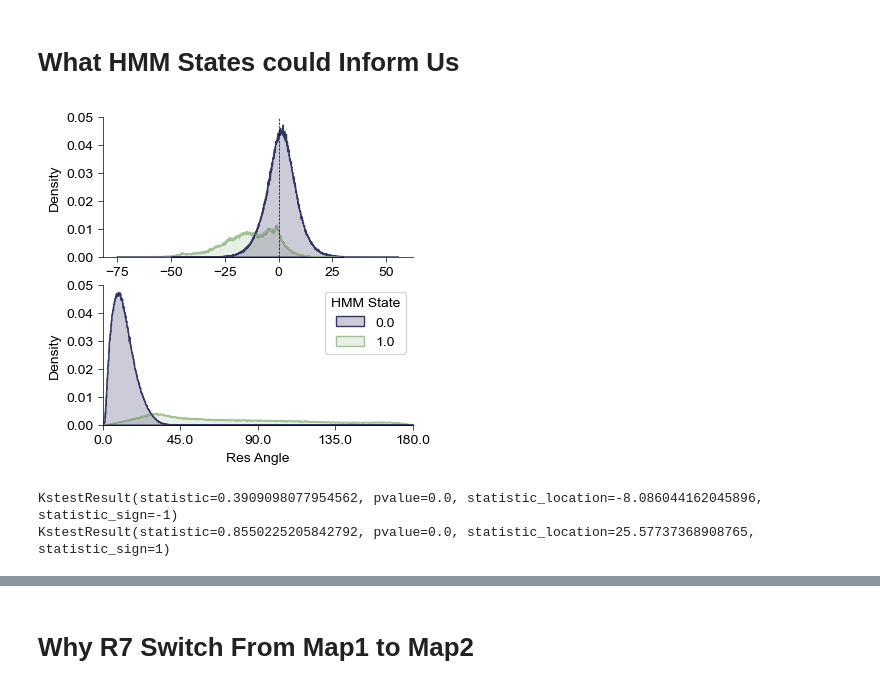
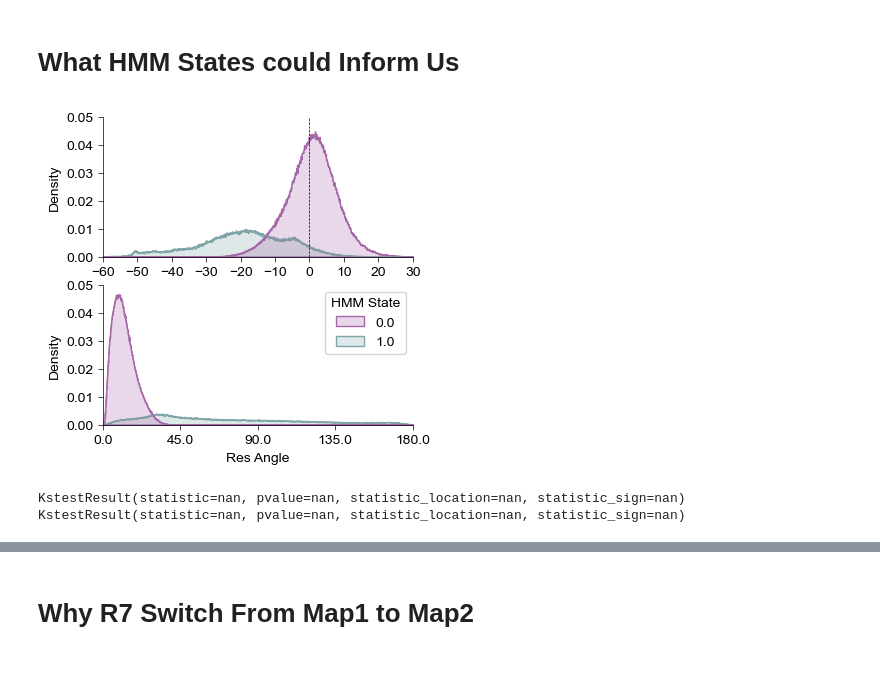
Before and after one commit to YAO-Shuyang/PlotFigures, a Jupyter notebook: NodeFigures/Fig0869 - Detaild Behavioral Analysis.ipynb, the cells around one changed output, grey strips where cells are left out. Cells and saved outputs as stored; diff of their text form; code cells hidden in the pictures.

```diff
--- a/NodeFigures/Fig0869 - Detaild Behavioral Analysis.ipynb
+++ b/NodeFigures/Fig0869 - Detaild Behavioral Analysis.ipynb
@@ -154,14 +154,15 @@ if exists(join(figdata, f'{code_id} [Examine Template].pkl')) == False:
         'Raw Speed': [],
         'Res Speed': []
     }
+    maze_type = 1
 
     for mouse in [10212, 10224, 10227, 10232]:
         with open(join(dir_template, f"{mouse}.pkl"), 'rb') as f:
             template = pickle.load(f)
 
         for r in range(0, 7):
-            raw_speed = template[CP_DSP[r]-1, 3, r]
-            res_speed = template[CP_DSP[r]-1, 3, r] - template[CP_DSP[r]-1, 3, 0]
+            raw_speed = template[CP_DSPs[maze_type][r]-1, 3, r]
+            res_speed = template[CP_DSPs[maze_type][r]-1, 3, r] - template[CP_DSPs[maze_type][r]-1, 3, 0]
 
             ExTempData['MiceID'].append(np.repeat(mouse, len(raw_speed)))
             ExTempData['Route'].append(np.repeat(r, len(raw_speed)))
@@ -324,9 +325,11 @@ if exists(join(figdata, f'{code_id} [Examine Template Direction].pkl')) == False
         with open(join(dir_template, f"{mouse}.pkl"), 'rb') as f:
             template = pickle.load(f)
 
+        maze_type = 1
+
         for r in range(0, 7):
-            raw_direction = template[CP_DSP[r]-1, 2, r]
-            res_direction = template[CP_DSP[r]-1, 2, r] - template[CP_DSP[r]-1, 2, 0]
+            raw_direction = template[CP_DSPs[maze_type][r]-1, 2, r]
+            res_direction = template[CP_DSPs[maze_type][r]-1, 2, r] - template[CP_DSPs[maze_type][r]-1, 2, 0]
             res_direction[res_direction > np.pi] = 2*np.pi - res_direction[res_direction > np.pi]
             res_direction[res_direction < -np.pi] = -2*np.pi - res_direction[res_direction < -np.pi]
             res_direction = np.abs(res_direction)
@@ -466,18 +469,18 @@ with open(join(dir_template, '10232.pkl'), 'rb') as handle:
 
 with open(join(dir_template, '10227.pkl'), 'rb') as handle:
     template27 = pickle.load(handle)
-
-dtheta = template32[CP_DSP[0][:-1]-1, 2, 0] - template27[CP_DSP[0][:-1]-1, 2, 0]
-x = cp.deepcopy(template32[CP_DSP[0][:-1]-1, 2, 0])
-y = cp.deepcopy(template27[CP_DSP[0][:-1]-1, 2, 0])
+maze_type = 1
+dtheta = template32[CP_DSPs[maze_type][0][:-1]-1, 2, 0] - template27[CP_DSPs[maze_type][0][:-1]-1, 2, 0]
+x = cp.deepcopy(template32[CP_DSPs[maze_type][0][:-1]-1, 2, 0])
+y = cp.deepcopy(template27[CP_DSPs[maze_type][0][:-1]-1, 2, 0])
 x[dtheta > np.pi] -= 2*np.pi
 x[dtheta < - np.pi] += 2*np.pi
 
 fig, axes = plt.subplots(nrows=2, ncols=1, figsize=(3, 6))
 ax0 = Clear_Axes(axes[0], close_spines=['top', 'right'], ifxticks=True, ifyticks=True)
 ax0.scatter(
-    template32[CP_DSP[0]-1, 3, 0],
-    template27[CP_DSP[0]-1, 3, 0],
+    template32[CP_DSPs[maze_type][0]-1, 3, 0],
+    template27[CP_DSPs[maze_type][0]-1, 3, 0],
     c=DSPPalette[0],
     s=10,
     edgecolors='k',
@@ -488,8 +491,7 @@ ax0.set_aspect('equal')
 ax0.set_xticks(np.linspace(0, 80, 5))
 ax0.set_yticks(np.linspace(0, 80, 5))
 ax0.plot([0, 80], [0, 80], color='k', linewidth=0.5, linestyle='--')
-ax0.set_title(f"{pearsonr(template32[CP_DSP[0]-1, 3, 0], template27[CP_DSP[0]-1, 3, 0])[0]:.3f}")
-
+ax0.set_title(f"{pearsonr(template32[CP_DSPs[maze_type][0]-1, 3, 0], template27[CP_DSPs[maze_type][0]-1, 3, 0])[0]:.3f}")
 ax1 = Clear_Axes(axes[1], close_spines=['top', 'right'], ifxticks=True, ifyticks=True)
 ax1.scatter(
     x, y,
@@ -521,7 +523,7 @@ if exists(join(figdata, f"{code_id}  [Template Consistency].pkl")) == False:
 
     for ri in range(7):
         for rj in range(ri, 7):
-            intersected_bins = np.intersect1d(CP_DSP[ri], CP_DSP[rj])
+            intersected_bins = np.intersect1d(CP_DSPs[maze_type][ri], CP_DSPs[maze_type][rj])
             res_speed = np.zeros((4, 4), np.float64) * np.nan
             res_angle = np.zeros((4, 4), np.float64) * np.nan
             for i in range(4):
@@ -1044,6 +1064,7 @@ if exists(join(figdata, f"{code_id} [HMM State Represent].pkl")) == False:
     }
 
     for mouse in [10212, 10224, 10227, 10232]:
+        maze_type = 1
         for session in tqdm(range(7)):
             (
                 behav_nodes_traj,
@@ -1058,7 +1079,7 @@ if exists(join(figdata, f"{code_id} [HMM State Represent].pkl")) == False:
                 behav_res_angles,
                 behav_res_speeds,
                 behav_hidden_states
-            ) = behavioral_template_retrieval(mouse, session)
+            ) = behavioral_template_retrieval(mouse, session, maze_type=maze_type)
 
             HMMStateMeaning['MiceID'].append(np.repeat(mouse, len(behav_hidden_states)))
             HMMStateMeaning['Session'].append(np.repeat(session, len(behav_hidden_states)))
@@ -1089,10 +1110,10 @@ sns.histplot(
     data=HMMStateMeaning,
     x='Res Speed',
     hue='HMM State',
-    palette=RemappingPalette,
+    palette=['#a567a8', '#7fa5a8'],
     ax=ax0,
     bins=800,
-    binrange=(-50, 30),
+    binrange=(-60, 30),
     stat='density',
     element="step",
     legend=False,
@@ -1101,40 +1122,42 @@ sns.histplot(
 )
 ax0.set_ylim(0, 0.05)
 ax0.set_yticks(np.linspace(0, 0.05, 6))
+ax0.set_xticks(np.linspace(-60, 30, 10))
+ax0.set_xlim(-60, 30)
 ax0.axvline(0, color='k', linewidth=0.5, linestyle='--')
 
 ax1 = Clear_Axes(axes[1], close_spines=['top', 'right'], ifxticks=True, ifyticks=True)
 sns.histplot(
     data=HMMStateMeaning,
     x='Res Angle',
     hue='HMM State',
-    palette=RemappingPalette,
+    palette=['#a567a8', '#7fa5a8'],
     ax=ax1,
     bins=720,
     binrange=(0, 180),
     stat='density',
     element="step",
     fill=True,
     kde=True,
     line_kws={'linewidth': 0.5}
 )
 ax1.set_xlim(0, 180)
 ax1.set_ylim(0, 0.05)
 ax1.set_yticks(np.linspace(0, 0.05, 6))
 ax1.set_xticks(np.linspace(0, 180, 5), np.linspace(0, 180, 5))
 plt.savefig(join(loc, f"HMM State Represent.png"), dpi=600)
 plt.savefig(join(loc, f"HMM State Represent.svg"), dpi=600)
 plt.show()
 
 idx0 = np.where(HMMStateMeaning['HMM State'] == 0)[0]
 idx1 = np.where(HMMStateMeaning['HMM State'] == 1)[0]
 
 print(ks_2samp(HMMStateMeaning['Res Speed'][idx0], HMMStateMeaning['Res Speed'][idx1]))
 print(ks_2samp(HMMStateMeaning['Res Angle'][idx0], HMMStateMeaning['Res Angle'][idx1]))
 # %% [output]
-[figure, old version]
+[figure, new version]
-KstestResult(statistic=0.3909098077954562, pvalue=0.0, statistic_location=-8.086044162045896, statistic_sign=-1)
-KstestResult(statistic=0.8550225205842792, pvalue=0.0, statistic_location=25.57737368908765, statistic_sign=1)
+KstestResult(statistic=nan, pvalue=nan, statistic_location=nan, statistic_sign=nan)
+KstestResult(statistic=nan, pvalue=nan, statistic_location=nan, statistic_sign=nan)
 # %%
 if exists(join(figdata, f"{code_id} [HMM State Probability Along Track].pkl")) == False:
     HMMStateProb = {
```
Also changed, not shown: parts of 5 cells of this notebook, 7 other files.
